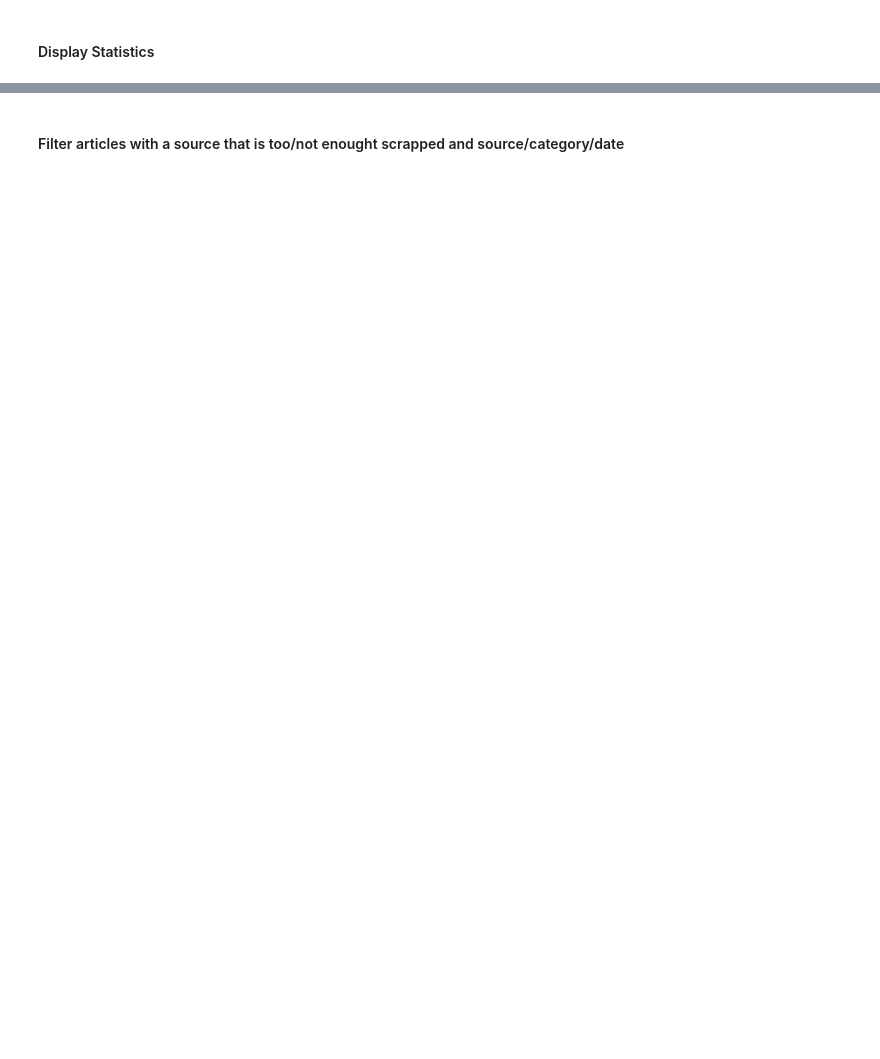
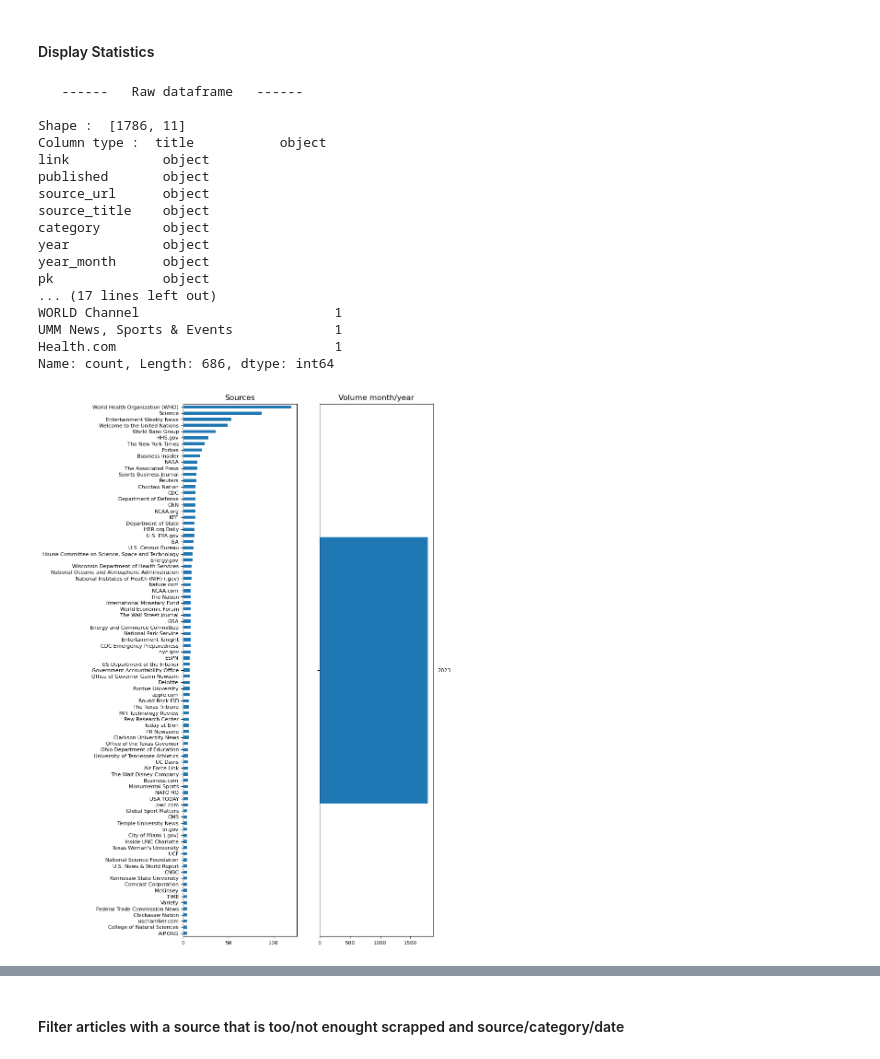
Before and after one commit to helibene/Article_LLM_repo, a Jupyter notebook: main_codebase/MAIN_CODE.ipynb, the cells around one changed output, grey strips where cells are left out. Drawn from its saved outputs; the diff is of its cells as text; code cells hidden in the pictures; blank space fills up the shorter version.

```diff
--- a/main_codebase/MAIN_CODE.ipynb
+++ b/main_codebase/MAIN_CODE.ipynb
@@ -30,2 +37,10 @@ IMPORT : openai_module_lib
 # %%
-df = loop_scraping(8,'2010-01-01','2024-01-01',sampling_1=12,sampling_2=3,save_steps=True,save_final=True,display=True)
+# df_query = openDFcsv(mv.query_path,mv.query_filename)
+df_query = loop_scraping(number_topics=9,
+                   startDate='2023-01-01',
+                   endDate='2024-01-01',
+                   sampling_1=1,
+                   sampling_2=2,
+                   save_steps=True,
+                   save_final=True,
+                   display=True)
@@ -32,6 +65,24 @@ df = loop_scraping(8,'2010-01-01','2024-01-01',sampling_1=12,sampling_2=3,save_s
 # %% [markdown]
 #### Display Statistics
 # %%
-df = openDFcsv(mv.query_path,"query_fileF")
-plotDFstatisticsQuerry(df,70,True)
-displayStats(df)
+plotDFstatisticsQuerry(df_query,70,True)
+displayStats(df_query)
+# %% [output]
+   ------   Raw dataframe   ------
+
+Shape :  [1786, 11]
+Column type :  title           object
+link            object
+published       object
+source_url      object
+source_title    object
+category        object
+year            object
+year_month      object
+pk              object
+... (17 lines left out)
+WORLD Channel                         1
+UMM News, Sports & Events             1
+Health.com                            1
+Name: count, Length: 686, dtype: int64
+[figure, added]
```
Also changed, not shown: parts of 28 cells of this notebook, 13 other files.
